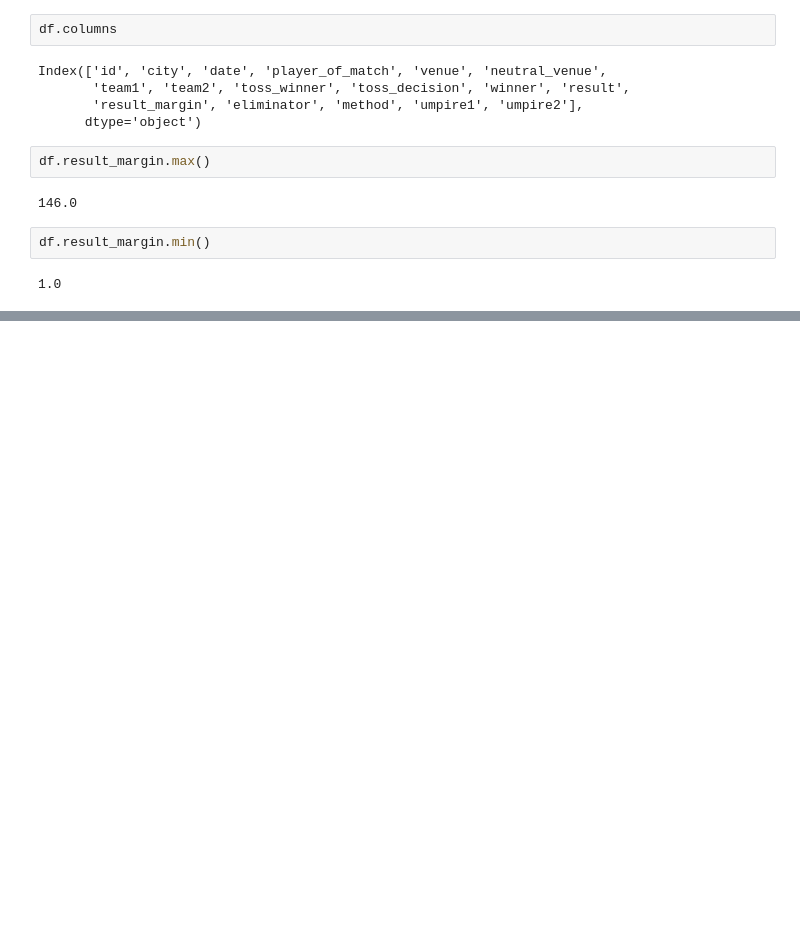
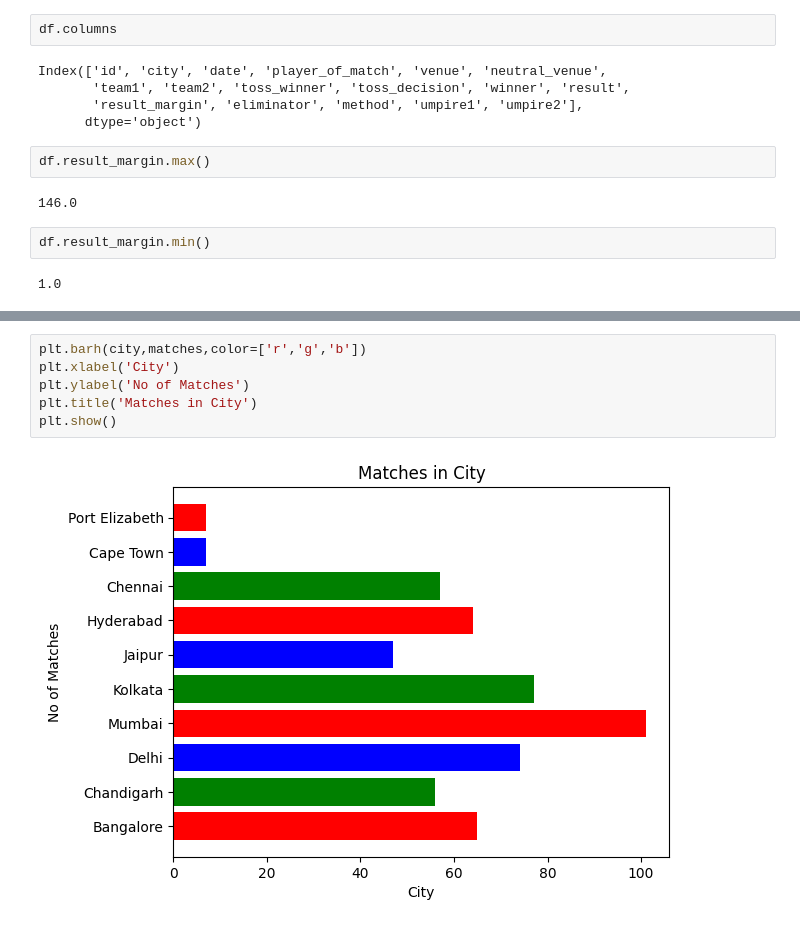
Before and after one commit to JeevananthamPrabhu/Data-Engineering, a Jupyter notebook: Day 5/Day 5.ipynb, the cells around one changed output, grey strips where cells are left out. Cells and saved outputs as stored; diff of their text form; blank space fills up the shorter version.

```diff
--- a/Day 5.ipynb
+++ b/Day 5/Day 5.ipynb
@@ -784,0 +826,8 @@ df[df['eliminator']=='Y']
+# %%
+plt.barh(city,matches,color=['r','g','b'])
+plt.xlabel('City')
+plt.ylabel('No of Matches')
+plt.title('Matches in City')
+plt.show()
+# %% [output]
+[figure, added]
```
Also changed, not shown: parts of 8 cells of this notebook, 5 other files.
